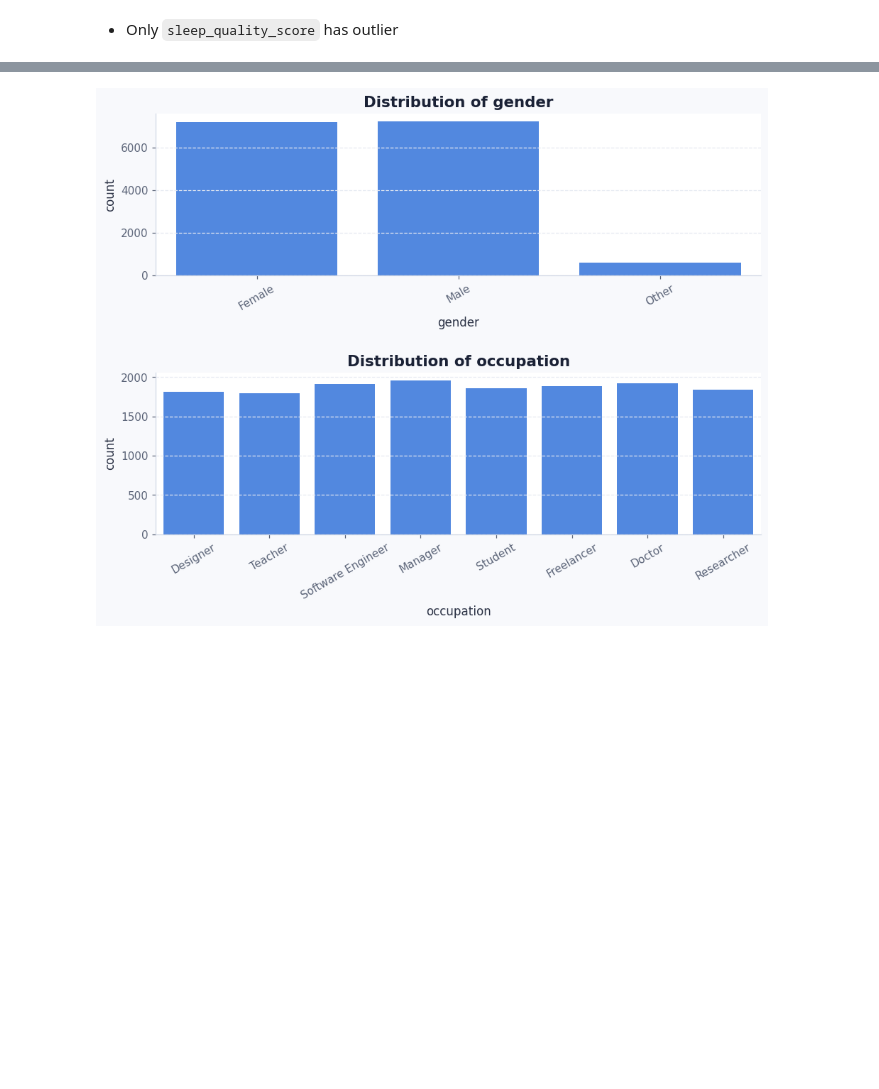
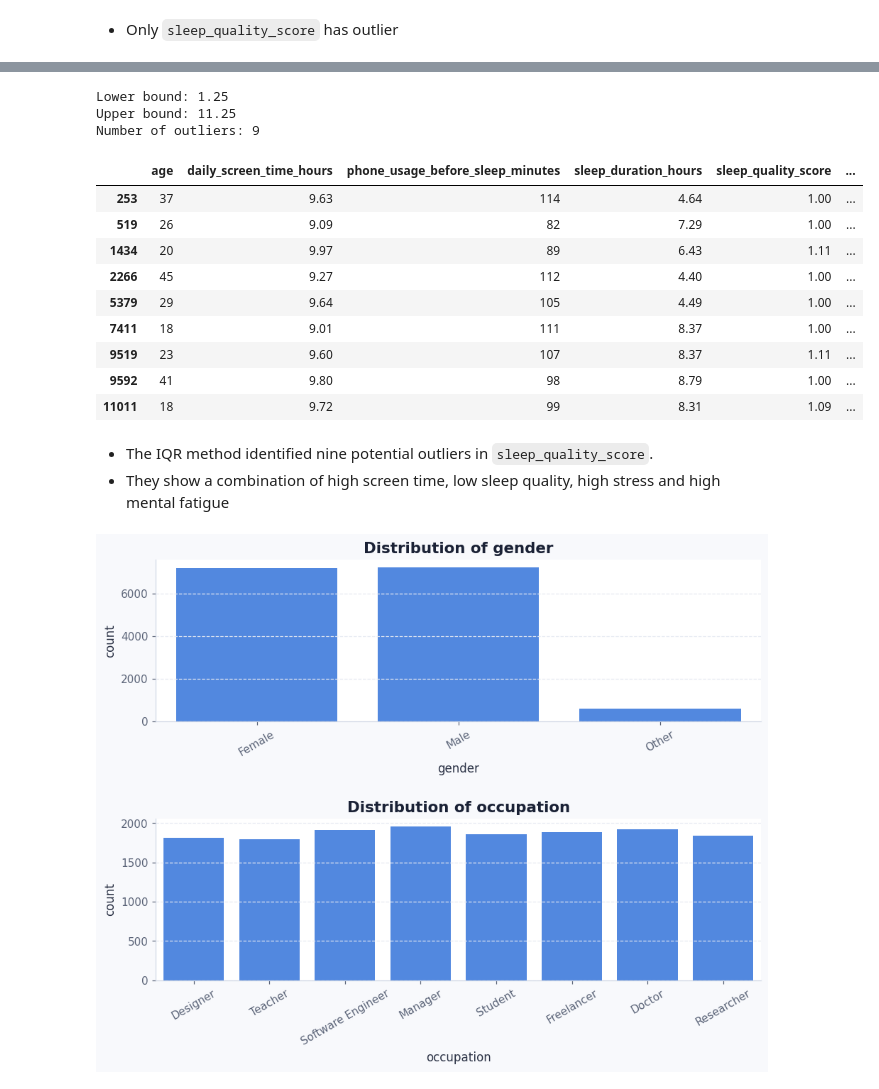
Before and after one commit to shivainlabs/Sleep-Screen-Time-and-Stress-Analysis, a Jupyter notebook: notebooks/01_data_understanding_eda.ipynb, the cells around one changed output, grey strips where cells are left out. Drawn from its saved outputs; the diff is of its cells as text; code cells hidden in the pictures; blank space fills up the shorter version.

```diff
--- a/notebooks/01_data_understanding_eda.ipynb
+++ b/notebooks/01_data_understanding_eda.ipynb
@@ -241,3 +274,45 @@ df.loc[:,ceil_cols].describe()
+# %%
+Q1 = df['sleep_quality_score'].quantile(0.25)
+Q3 = df['sleep_quality_score'].quantile(0.75)
+
+IQR = Q3 - Q1
+
+lower_bound = Q1 - 1.5 * IQR
+upper_bound = Q3 + 1.5 * IQR
+
+outliers = df[
+    (df['sleep_quality_score'] < lower_bound) |
+    (df['sleep_quality_score'] > upper_bound)
+]
+
+print("Lower bound:", lower_bound)
+print("Upper bound:", upper_bound)
+print("Number of outliers:", len(outliers))
+
+display(outliers[['age',
+         'daily_screen_time_hours',
+         'phone_usage_before_sleep_minutes',
+         'sleep_duration_hours',
+         'sleep_quality_score',
+         'stress_level',
+         'mental_fatigue_score']])
+# %% [output]
+Lower bound: 1.25
+Upper bound: 11.25
+Number of outliers: 9
+|  | age | daily_screen_time_hours | phone_usage_before_sleep_minutes | sleep_duration_hours | sleep_quality_score | ... |
+| 253 | 37 | 9.63 | 114 | 4.64 | 1.00 | ... |
+| 519 | 26 | 9.09 | 82 | 7.29 | 1.00 | ... |
+| 1434 | 20 | 9.97 | 89 | 6.43 | 1.11 | ... |
+| 2266 | 45 | 9.27 | 112 | 4.40 | 1.00 | ... |
+| 5379 | 29 | 9.64 | 105 | 4.49 | 1.00 | ... |
+| 7411 | 18 | 9.01 | 111 | 8.37 | 1.00 | ... |
+| 9519 | 23 | 9.60 | 107 | 8.37 | 1.11 | ... |
+| 9592 | 41 | 9.80 | 98 | 8.79 | 1.00 | ... |
+| 11011 | 18 | 9.72 | 99 | 8.31 | 1.09 | ... |
+# %% [markdown]
+- The IQR method identified nine potential outliers in `sleep_quality_score`.
+- They show a combination of high screen time, low sleep quality, high stress and high mental fatigue
 # %%
 categorical_cols = df.select_dtypes(include=['object']).columns
 
```
Also changed, not shown: parts of 19 cells of this notebook.
